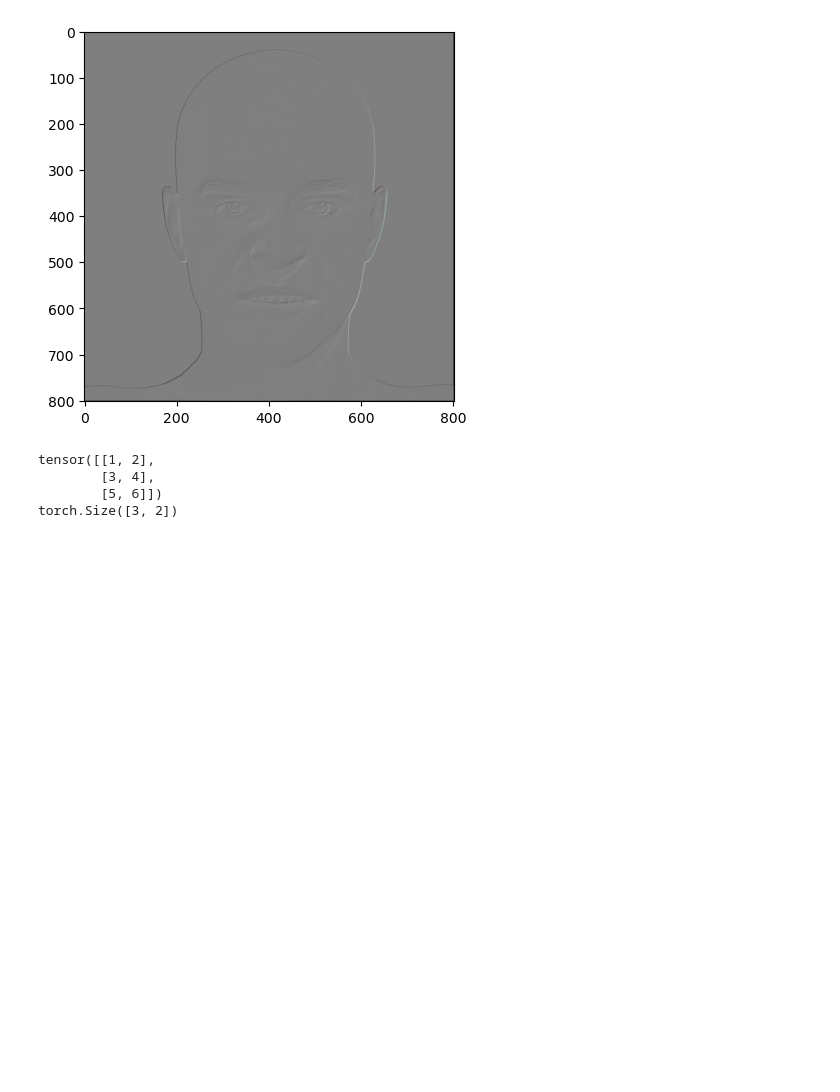
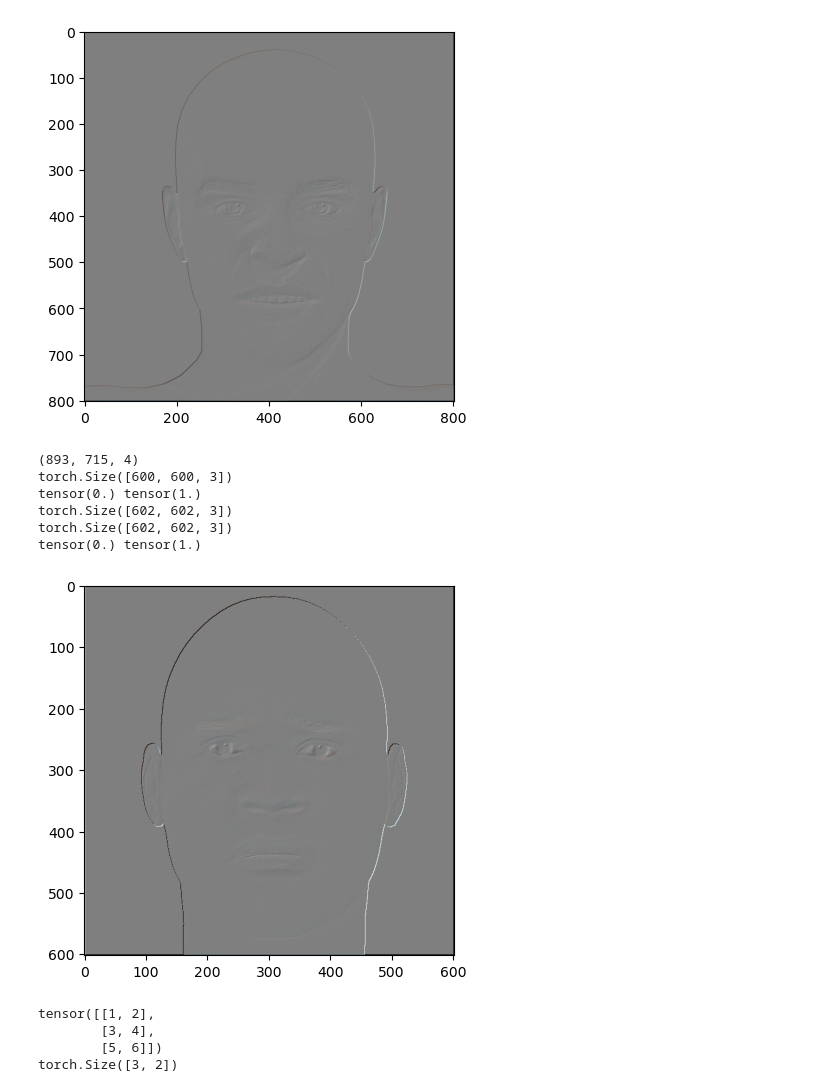
Before and after one commit to hiyuantang/FAU_Dataset, a Jupyter notebook: code/vis_trans.ipynb, the cells around one changed output. Drawn from its saved outputs; the diff is of its cells as text; code cells hidden in the pictures; blank space fills up the shorter version.

```diff
--- a/code/vis_trans.ipynb
+++ b/code/vis_trans.ipynb
@@ -30,6 +30,27 @@ torch.Size([802, 802, 3])
 torch.Size([802, 802, 3])
 tensor(0.) tensor(1.)
 [figure]
+# %%
+img = mpimg.imread('/Volumes/Yuan-T7/Datasets/face_gen/images/African/a/4a_4.2.png')
+print(img.shape)
+img = torch.tensor(img[100:700, 50:650, 0:3])
+print(img.shape)
+print(img.min(), img.max())
+img_around = F.pad(img, (0,0,1,1,1,1), 'constant', 0)
+print(img_around.shape)
+img_pos0 = F.pad(img, (0,0,2,0,2,0), 'constant', 0)
+print(img_pos0.shape)
+img_final = (img_around - img_pos0 + 1)/2
+plt.imshow(img_final)
+print(img_final.min(), img_final.max())
+# %% [output]
+(893, 715, 4)
+torch.Size([600, 600, 3])
+tensor(0.) tensor(1.)
+torch.Size([602, 602, 3])
+torch.Size([602, 602, 3])
+tensor(0.) tensor(1.)
+[figure, added]
 # %%
 a = torch.tensor([[1, 2], [3, 4], [5, 6]])
 print(a)
```
